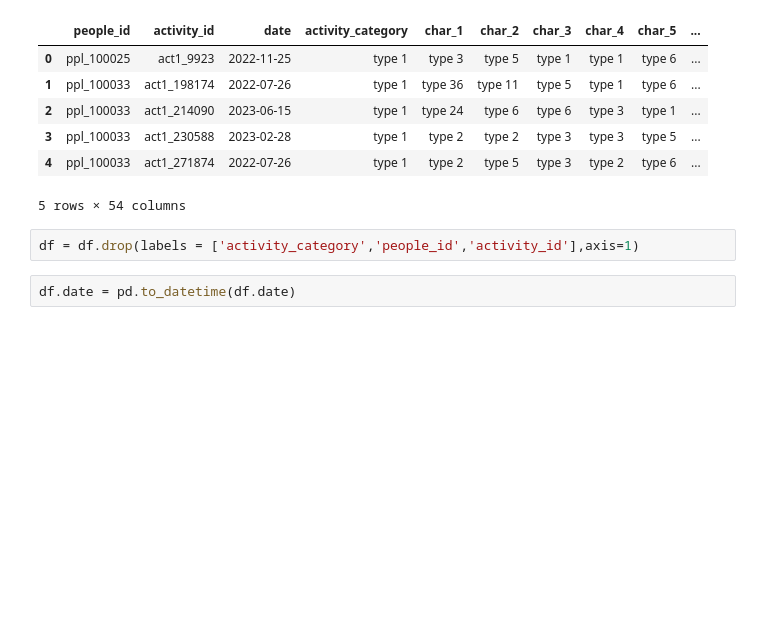
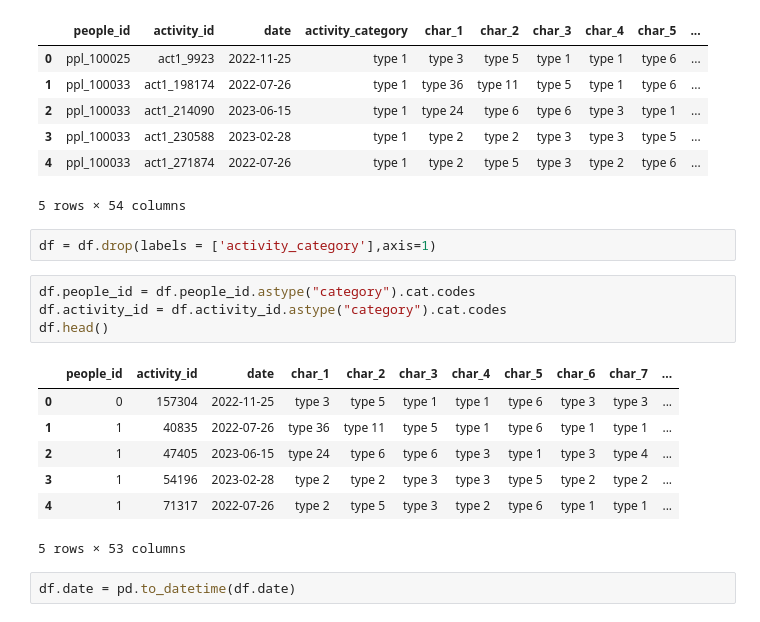
Before and after one commit to rurouni-najeeb/Kaggle, a Jupyter notebook: Red Hat/Red Hat.ipynb, the cells around one changed output. Drawn from its saved outputs; the diff is of its cells as text; blank space fills up the shorter version.

```diff
--- a/Red Hat/Red Hat.ipynb
+++ b/Red Hat/Red Hat.ipynb
@@ -159,7 +159,19 @@ df.head()
 | 4 | ppl_100033 | act1_271874 | 2022-07-26 | type 1 | type 2 | type 5 | type 3 | type 2 | type 6 | ... |
 5 rows × 54 columns
 # %%
-df = df.drop(labels = ['activity_category','people_id','activity_id'],axis=1)
+df = df.drop(labels = ['activity_category'],axis=1)
+# %%
+df.people_id = df.people_id.astype("category").cat.codes
+df.activity_id = df.activity_id.astype("category").cat.codes
+df.head()
+# %% [output]
+|  | people_id | activity_id | date | char_1 | char_2 | char_3 | char_4 | char_5 | char_6 | char_7 | ... |
+| 0 | 0 | 157304 | 2022-11-25 | type 3 | type 5 | type 1 | type 1 | type 6 | type 3 | type 3 | ... |
+| 1 | 1 | 40835 | 2022-07-26 | type 36 | type 11 | type 5 | type 1 | type 6 | type 1 | type 1 | ... |
+| 2 | 1 | 47405 | 2023-06-15 | type 24 | type 6 | type 6 | type 3 | type 1 | type 3 | type 4 | ... |
+| 3 | 1 | 54196 | 2023-02-28 | type 2 | type 2 | type 3 | type 3 | type 5 | type 2 | type 2 | ... |
+| 4 | 1 | 71317 | 2022-07-26 | type 2 | type 5 | type 3 | type 2 | type 6 | type 1 | type 1 | ... |
+5 rows × 53 columns
 # %%
 df.date = pd.to_datetime(df.date)
 # %%
```
Also changed, not shown: parts of 25 cells of this notebook, 2 other files.
